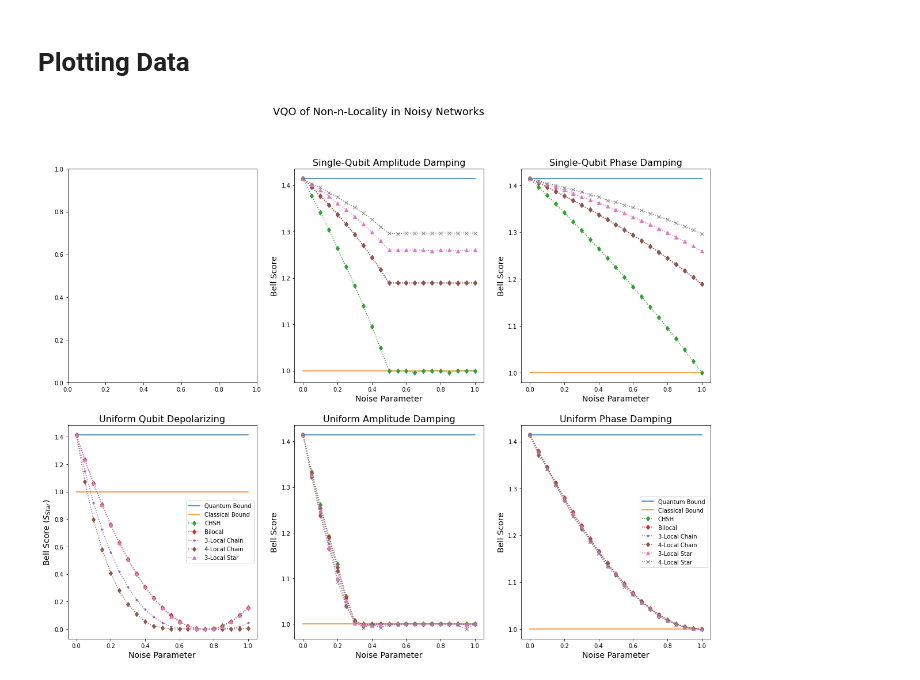
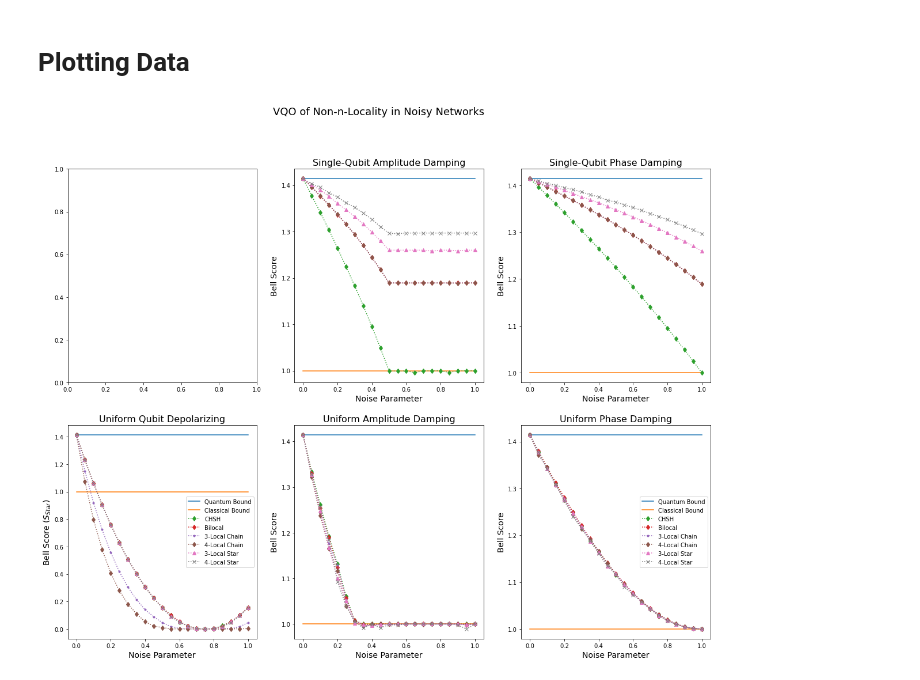
Before and after one commit to ChitambarLab/vqo-nonlocality-noisy-quantum-networks, a Jupyter notebook: notebook/noise_robustness_comparison.ipynb, the cells around one changed output. Saved outputs shown, nothing was run; the diff lists cells and outputs as text; code cells hidden in the pictures.

```diff
--- a/notebook/noise_robustness_comparison.ipynb
+++ b/notebook/noise_robustness_comparison.ipynb
@@ -527,19 +527,19 @@ max_n3_star_uniform_dep = [
     for i in range(num_samples)
 ]
 
-# n4_star_dep_regexes = [r"ghz_local_ry_n-4_.*"]
+n4_star_dep_regexes = [r"ghz_local_ry_n-4_.*"]
 
-# n4_star_uniform_dep_data = [
-#     src.analyze_data_one_param_scan(
-#         src.get_data_files(star_uniform_dep_dir, regex)
-#     )
-#     for regex in n4_star_dep_regexes
-# ]
+n4_star_uniform_dep_data = [
+    src.analyze_data_one_param_scan(
+        src.get_data_files(star_uniform_dep_dir, regex)
+    )
+    for regex in n4_star_dep_regexes
+]
 
-# max_n4_star_uniform_dep = [
-#     max(map(lambda opt_data: opt_data["max_scores"][i], n4_star_uniform_dep_data))
-#     for i in range(num_samples)
-# ]
+max_n4_star_uniform_dep = [
+    max(map(lambda opt_data: opt_data["max_scores"][i], n4_star_uniform_dep_data))
+    for i in range(num_samples)
+]
 # %% [markdown]
 # Plotting Data
 # %%
@@ -604,32 +604,32 @@ ax4.set_title("Uniform Amplitude Damping", size=16)
 ax4.set_ylabel("Bell Score", size=14)
 ax4.set_xlabel("Noise Parameter", size=14)
 
 ax4.plot(noise_params, quantum_bound, label="Quantum Bound")
 ax4.plot(noise_params, classical_bound, label="Classical Bound")
 
 ax4.plot(noise_params, max_chsh_uniform_ad, ":d", label="CHSH")
 ax4.plot(noise_params, max_bilocal_uniform_ad, ":d", label="Bilocal")
 ax4.plot(noise_params, max_n3_chain_uniform_ad, ":.", label="3-Local Chain")
 ax4.plot(noise_params, max_n4_chain_uniform_ad, ":d", label="4-Local Chain")
 ax4.plot(noise_params, max_n3_star_uniform_ad, ":^", label="3-Local Star")
 ax4.plot(noise_params, max_n4_star_uniform_ad, ":x", label="4-Local Star")
 
 ax6.set_title("Uniform Qubit Depolarizing", size=16)
 ax6.set_ylabel(r"Bell Score ($S_{Star}$)", size=14)
 ax6.set_xlabel("Noise Parameter", size=14)
 
 ax6.plot(noise_params, quantum_bound, label="Quantum Bound")
 ax6.plot(noise_params, classical_bound, label="Classical Bound")
 
 ax6.plot(noise_params, max_chsh_uniform_dep, ":d", label="CHSH")
 ax6.plot(noise_params, max_bilocal_uniform_dep, ":d", label="Bilocal")
 ax6.plot(noise_params, max_n3_chain_uniform_dep, ":.", label="3-Local Chain")
 ax6.plot(noise_params, max_n4_chain_uniform_dep, ":d", label="4-Local Chain")
 ax6.plot(noise_params, max_n3_star_uniform_dep, ":^", label="3-Local Star")
-# ax6.plot(noise_params, max_n4_star_uniform_dep, ":x", label="4-Local Star")
+ax6.plot(noise_params, max_n4_star_uniform_dep, ":x", label="4-Local Star")
 
 ax6.legend()
 
 plt.show()
 # %% [output]
-[figure, old version]
+[figure, new version]
```
Also changed, not shown: parts of 3 cells of this notebook, 45 other files.
